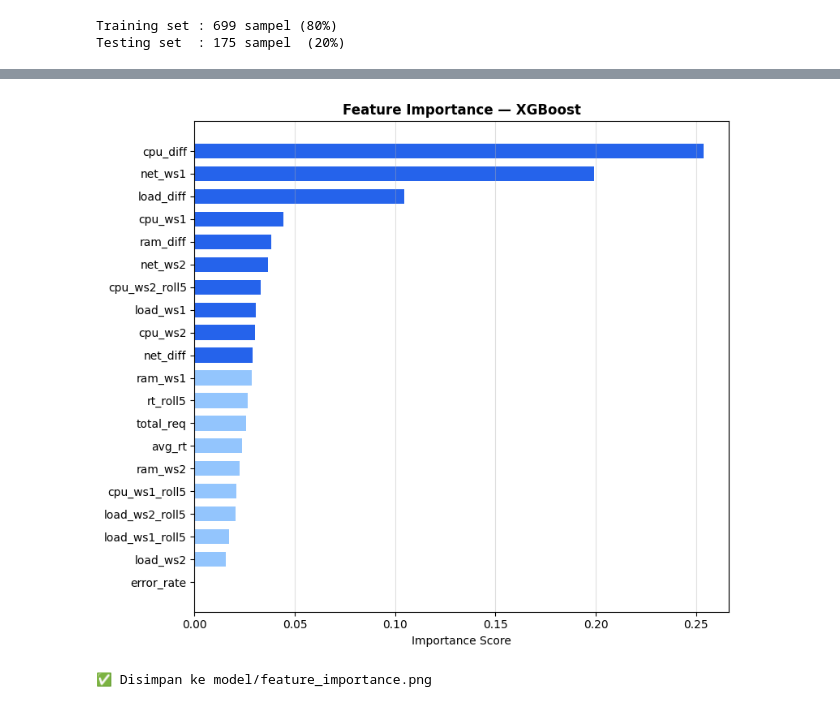
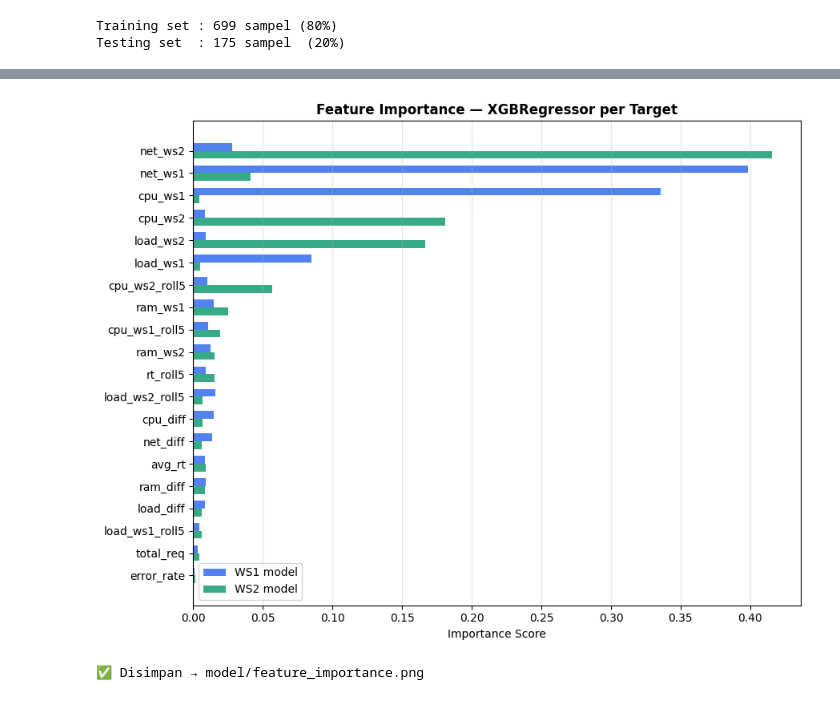
Before and after one commit to Dcrezztopia/Load-Balancing-Berbasis-AI, a Jupyter notebook: xgboost_load_balancer.ipynb, the cells around one changed output, grey strips where cells are left out. Saved outputs shown, nothing was run; the diff lists cells and outputs as text; code cells hidden in the pictures.

```diff
--- a/xgboost_load_balancer.ipynb
+++ b/xgboost_load_balancer.ipynb
@@ -472,4 +487,5 @@ plt.show()
 # %%
+# Kolom fitur — sama seperti sebelumnya, tidak ada fitur masa depan di sini
 FEATURE_COLS = [
     # Metrik server mentah
     'cpu_ws1', 'ram_ws1', 'net_ws1',
@@ -480,16 +496,20 @@ FEATURE_COLS = [
     'load_ws1', 'load_ws2',
     # Metrik performa JMeter
     'avg_rt', 'total_req', 'error_rate',
-    # Rolling features
+    # Rolling features (tren jangka pendek)
     'cpu_ws1_roll5', 'cpu_ws2_roll5',
     'rt_roll5', 'load_ws1_roll5', 'load_ws2_roll5',
 ]
 
-X = df[FEATURE_COLS]
-y = df['target']
+# Dua kolom target (multi-output)
+TARGET_COLS = ['future_cpu_ws1_avg', 'future_cpu_ws2_avg']
 
-print(f'Jumlah fitur  : {X.shape[1]}')
-print(f'Jumlah sampel : {X.shape[0]}')
+X = df[FEATURE_COLS].copy()
+y = df[TARGET_COLS].copy()
+
+print(f'Jumlah fitur  (X): {X.shape[1]}')
+print(f'Jumlah target (Y): {y.shape[1]} → {TARGET_COLS}')
+print(f'Jumlah sampel    : {X.shape[0]}')
 print(f'\nDaftar fitur:')
 for i, col in enumerate(FEATURE_COLS, 1):
     print(f'  {i:2d}. {col}')
@@ -681,22 +809,33 @@ print('✅ Disimpan ke model/confusion_matrix.png')
 # %%
-# Feature Importance
+# ── Plot 5: Feature Importance (rata-rata dari dua estimator internal)
+imp_ws1 = model.estimators_[0].feature_importances_
+imp_ws2 = model.estimators_[1].feature_importances_
+imp_avg = (imp_ws1 + imp_ws2) / 2
+
 feat_imp_df = pd.DataFrame({
-    'Feature'   : FEATURE_COLS,
-    'Importance': model.feature_importances_
-}).sort_values('Importance', ascending=True)
+    'Feature'    : FEATURE_COLS,
+    'WS1'        : imp_ws1,
+    'WS2'        : imp_ws2,
+    'Average'    : imp_avg,
+}).sort_values('Average', ascending=True)
 
-fig, ax = plt.subplots(figsize=(8, 7))
-colors = ['#2563EB' if imp > feat_imp_df['Importance'].median() else '#93C5FD'
-          for imp in feat_imp_df['Importance']]
-ax.barh(feat_imp_df['Feature'], feat_imp_df['Importance'],
-        color=colors, edgecolor='none', height=0.65)
-ax.set_title('Feature Importance — XGBoost', fontweight='bold')
+fig, ax = plt.subplots(figsize=(9, 7))
+x_pos  = np.arange(len(feat_imp_df))
+width  = 0.35
+ax.barh(x_pos + width/2, feat_imp_df['WS1'], width,
+        color='#2563EB', alpha=0.80, label='WS1 model')
+ax.barh(x_pos - width/2, feat_imp_df['WS2'], width,
+        color='#059669', alpha=0.80, label='WS2 model')
+ax.set_yticks(x_pos)
+ax.set_yticklabels(feat_imp_df['Feature'])
 ax.set_xlabel('Importance Score')
-ax.grid(axis='x', alpha=0.4)
+ax.set_title('Feature Importance — XGBRegressor per Target', fontweight='bold')
+ax.legend()
+ax.grid(axis='x', alpha=0.35)
 plt.tight_layout()
 plt.savefig('model/feature_importance.png', dpi=150, bbox_inches='tight')
 plt.show()
-print('✅ Disimpan ke model/feature_importance.png')
+print('✅ Disimpan → model/feature_importance.png')
 # %% [output]
-[figure, old version]
+[figure, new version]
-✅ Disimpan ke model/feature_importance.png
+✅ Disimpan → model/feature_importance.png
```
Also changed, not shown: parts of 29 cells of this notebook, 7 other files.
